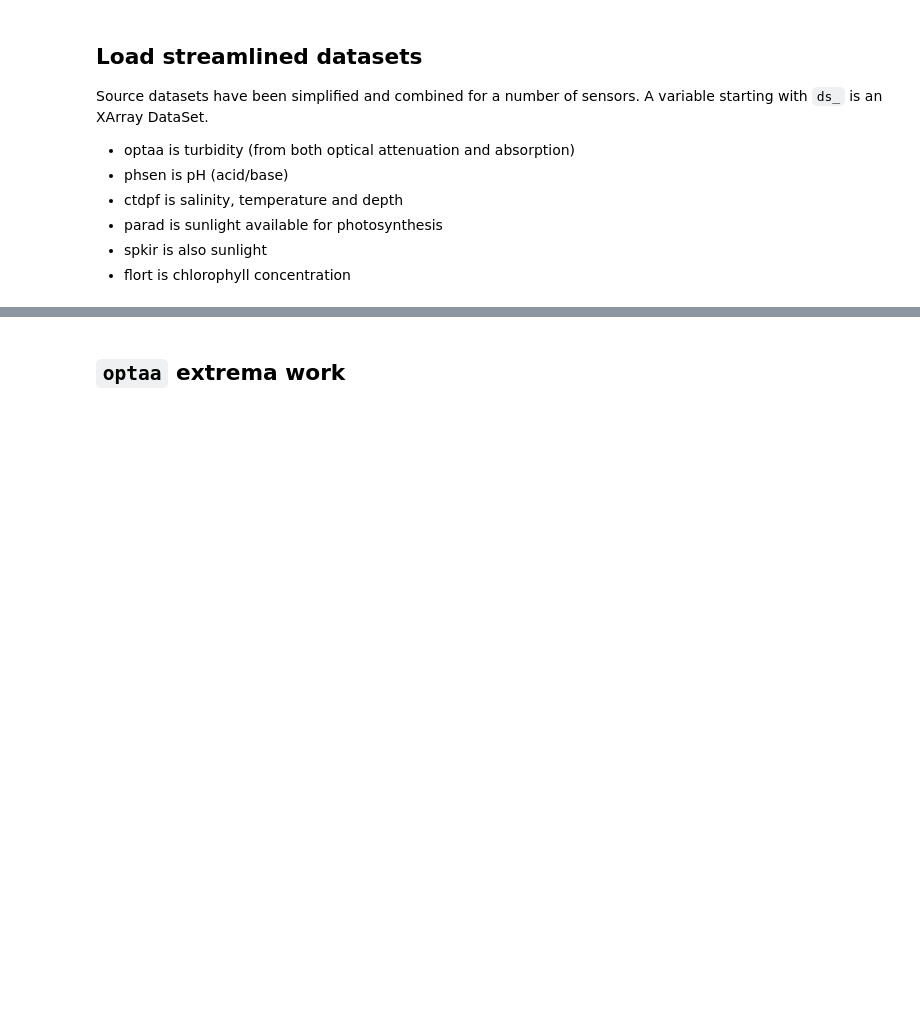
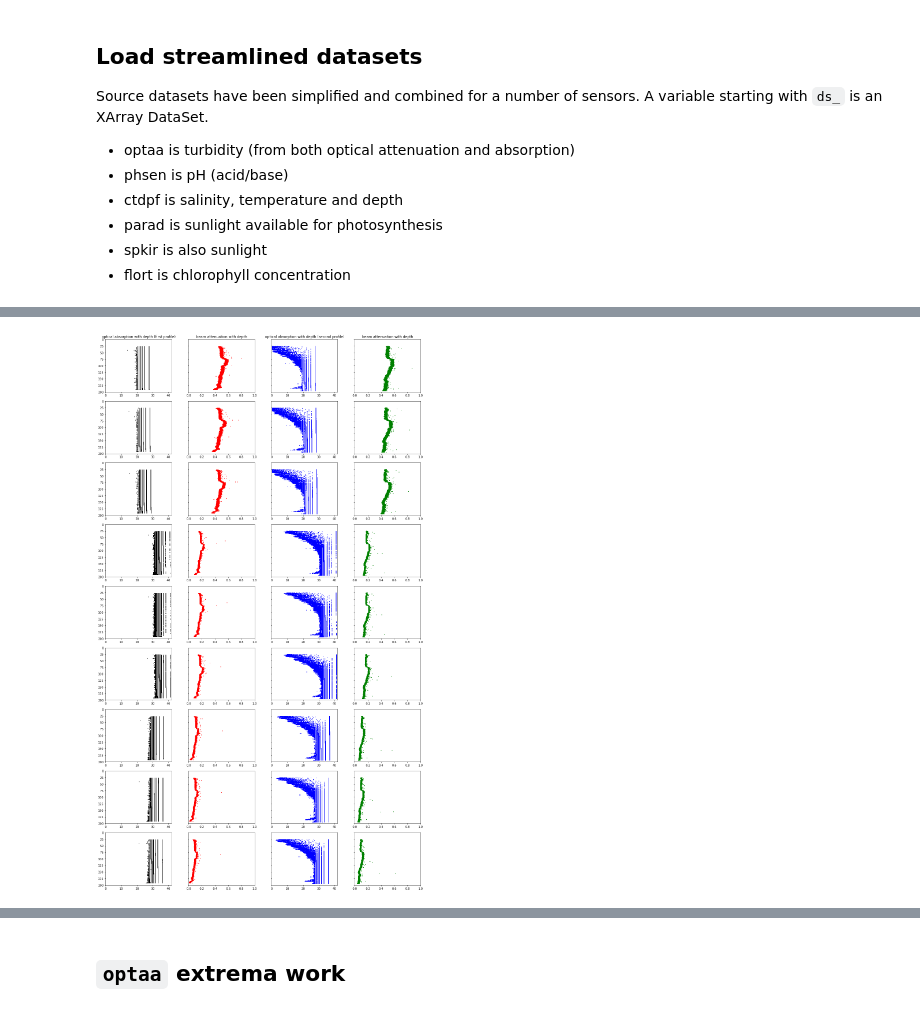
Before and after one commit to robfatland/chlorophyll, a Jupyter notebook: chlorophyll.ipynb, the cells around one changed output, grey strips where cells are left out. Cells and saved outputs as stored; diff of their text form; code cells hidden in the pictures; blank space fills up the shorter version.

```diff
--- a/chlorophyll.ipynb
+++ b/chlorophyll.ipynb
@@ -180,0 +217,41 @@ Coordinates:
+# %%
+month_str = '01'
+day_str = '10'
+
+# see mechanics.ipynb for time slicing
+ascent1_start_string = '2019-' + month_str + '-' + day_str + 'T07:00:00'
+ascent1_close_string = '2019-' + month_str + '-' + day_str + 'T10:00:00'
+ascent2_start_string = '2019-' + month_str + '-' + day_str + 'T20:00:00'
+ascent2_close_string = '2019-' + month_str + '-' + day_str + 'T23:00:00'
+
+ds_ascent1 = ds_optaa.sel(time=slice(dt64(ascent1_start_string), dt64(ascent1_close_string)))     # about 14k samples
+ds_ascent2 = ds_optaa.sel(time=slice(dt64(ascent2_start_string), dt64(ascent2_close_string)))     # channels 0, 83, 84, 85 are nan
+
+# second run: 13894 elements; nan for 0, 83, 84, 85
+indices = [1, 2, 3, 42, 43, 44, 80, 81, 82]
+n_indices = len(indices)
+da_oa1, da_ba1, da_oa2, da_ba2 = [], [], [], []
+
+for idx in indices:
+    da_oa1.append(ds_ascent1.optical_absorption.isel(wavelength=idx))
+    da_ba1.append(ds_ascent1.beam_attenuation.isel(wavelength=idx))
+    da_oa2.append(ds_ascent2.optical_absorption.isel(wavelength=idx))
+    da_ba2.append(ds_ascent2.beam_attenuation.isel(wavelength=idx))
+
+da_depth1 = ds_ascent1.int_ctd_pressure
+da_depth2 = ds_ascent2.int_ctd_pressure
+
+fig, axs = plt.subplots(ncs, 4, figsize=(16,3*ncs), sharey=True, tight_layout=True)
+
+axs[0][0].scatter(da_oa1[0], da_depth1, marker=',', s=1., color='k'); axs[0][0].set(ylim = (200., 0.), xlim = (0, 42), title='optical absorption with depth (first profile)')
+axs[0][1].scatter(da_ba1[0], da_depth1, marker=',', s=1., color='r'); axs[0][1].set(ylim = (200., 0.), xlim = (0., 1.), title='beam attenuation with depth')
+axs[0][2].scatter(da_oa2[0], da_depth2, marker=',', s=1., color='b'); axs[0][2].set(ylim = (200., 0.), xlim = (0, 42), title='optical absorption with depth (second profile)')
+axs[0][3].scatter(da_ba2[0], da_depth2, marker=',', s=1., color='g'); axs[0][3].set(ylim = (200., 0.), xlim = (0., 1.), title='beam attenuation with depth')
+
+for i in range(1, ncs):
+    axs[i][0].scatter(da_oa1[i], da_depth1, marker=',', s=1., color='k'); axs[i][0].set(ylim = (200., 0.), xlim = (0, 42))
+    axs[i][1].scatter(da_ba1[i], da_depth1, marker=',', s=1., color='r'); axs[i][1].set(ylim = (200., 0.), xlim = (0., 1.))
+    axs[i][2].scatter(da_oa2[i], da_depth2, marker=',', s=1., color='b'); axs[i][2].set(ylim = (200., 0.), xlim = (0, 42))
+    axs[i][3].scatter(da_ba2[i], da_depth2, marker=',', s=1., color='g'); axs[i][3].set(ylim = (200., 0.), xlim = (0., 1.))
+# %% [output]
+[figure, added]
```
Also changed, not shown: parts of 15 cells of this notebook, 1 other file.
